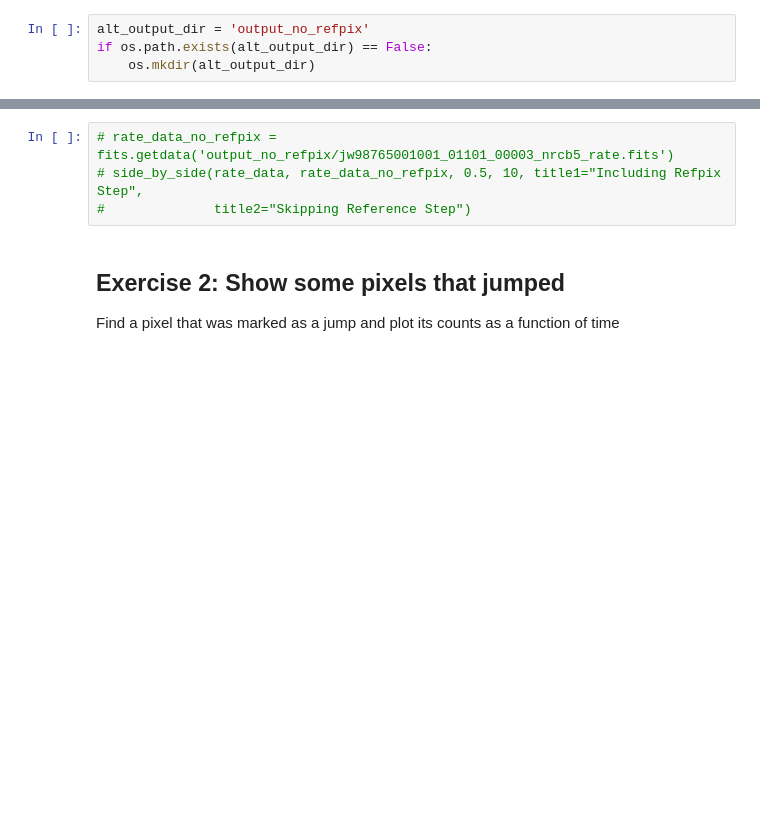
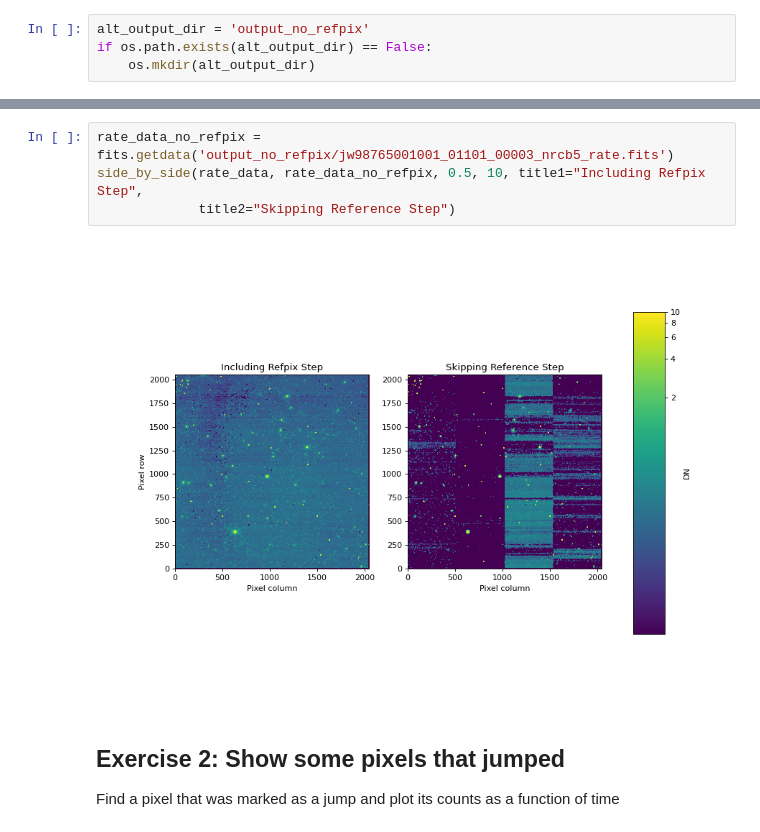
Before and after one commit to eas342/nircam_science_meeting_jwebbinar, a Jupyter notebook: jwst_imaging_mode_nc_science_meeting.ipynb, the cells around one changed output, grey strips where cells are left out. Drawn from its saved outputs; the diff is of its cells as text; blank space fills up the shorter version.

```diff
--- a/jwst_imaging_mode_nc_science_meeting.ipynb
+++ b/jwst_imaging_mode_nc_science_meeting.ipynb
@@ -848,7 +900,9 @@ if os.path.exists(alt_output_dir) == False:
 # %%
-# rate_data_no_refpix = fits.getdata('output_no_refpix/jw98765001001_01101_00003_nrcb5_rate.fits')
-# side_by_side(rate_data, rate_data_no_refpix, 0.5, 10, title1="Including Refpix Step",
-#              title2="Skipping Reference Step")
+rate_data_no_refpix = fits.getdata('output_no_refpix/jw98765001001_01101_00003_nrcb5_rate.fits')
+side_by_side(rate_data, rate_data_no_refpix, 0.5, 10, title1="Including Refpix Step",
+             title2="Skipping Reference Step")
+# %% [output]
+[figure, added]
 # %% [markdown]
 ## Exercise 2: Show some pixels that jumped
 
```
Also changed, not shown: parts of 23 cells of this notebook.
